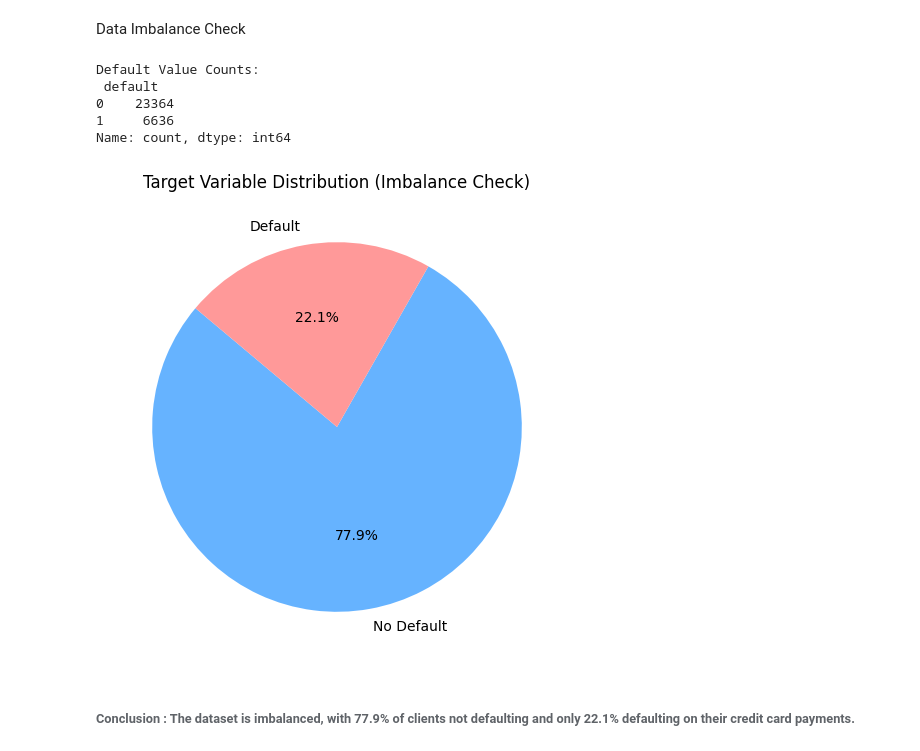
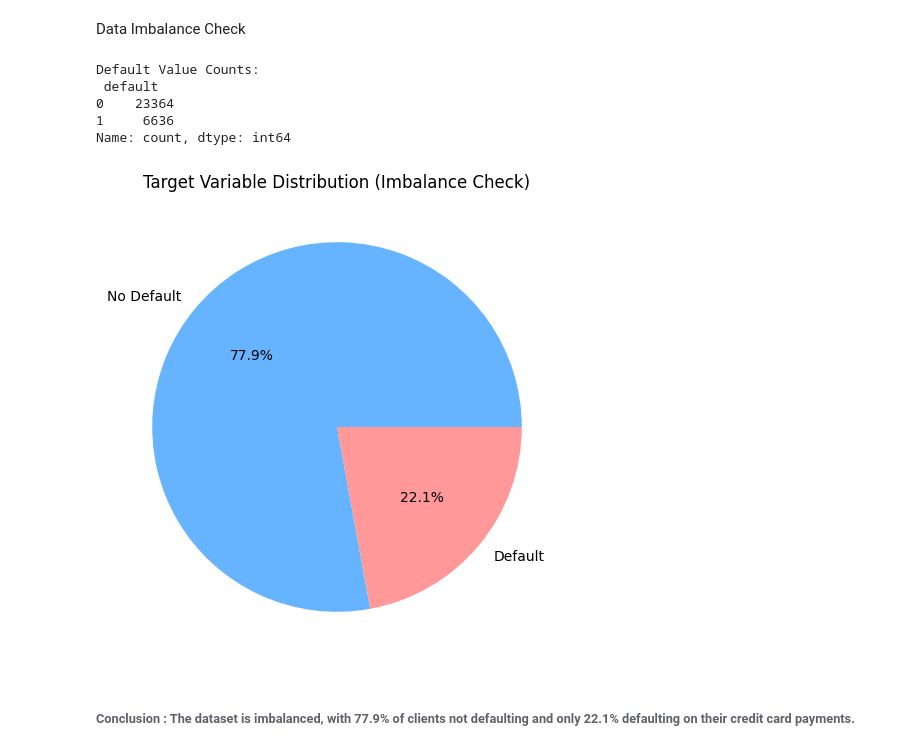
Before and after one commit to sonakshiprojects/CreditEDA, a Jupyter notebook: crediteda.ipynb, the cells around one changed output. Drawn from its saved outputs; the diff is of its cells as text; code cells hidden in the pictures.

```diff
--- a/crediteda.ipynb
+++ b/crediteda.ipynb
@@ -130,18 +130,18 @@ Data Imbalance Check
 # %%
 default_counts = df['default'].value_counts()
 print("Default Value Counts:\n", default_counts)
 
 # Pie chart
 plt.figure(figsize=(6,6))
-plt.pie(default_counts, labels=['No Default', 'Default'], autopct='%1.1f%%',nstartangle=140, colors=['#66b3ff','#ff9999'])
+plt.pie(default_counts, labels=['No Default', 'Default'], autopct='%1.1f%%', colors=['#66b3ff','#ff9999'])
 plt.title("Target Variable Distribution (Imbalance Check)")
 plt.show()
 # %% [output]
 Default Value Counts:
  default
 0    23364
 1     6636
 Name: count, dtype: int64
-[figure, old version]
+[figure, new version]
 # %% [markdown]
 ###### Conclusion : The dataset is imbalanced, with 77.9% of clients not defaulting and only 22.1% defaulting on their credit card payments.
```
Also changed, not shown: parts of 5 cells of this notebook.
